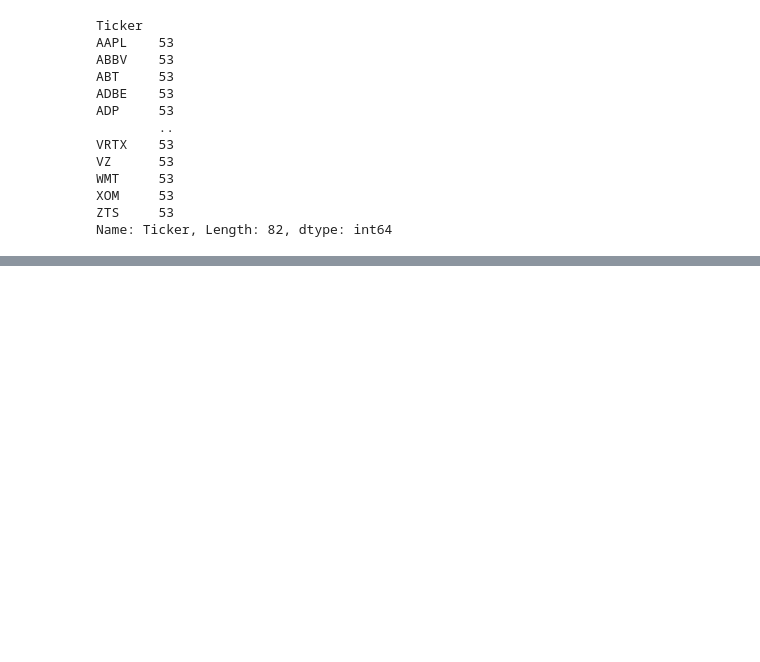
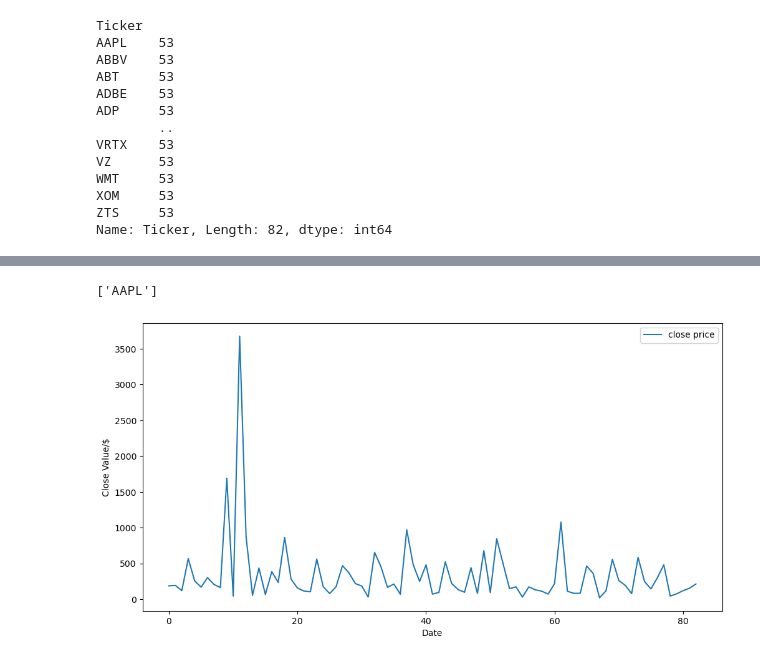
Before and after one commit to EshanUGR/DL-Assigment, a Jupyter notebook: notebooks/Lstm_training.ipynb, the cells around one changed output, grey strips where cells are left out. Cells and saved outputs as stored; diff of their text form; code cells hidden in the pictures; blank space fills up the shorter version.

```diff
--- a/notebooks/Lstm_training.ipynb
+++ b/notebooks/Lstm_training.ipynb
@@ -118,0 +227,22 @@ print(scalled_open_prices[:50].T)
+# %%
+print(data_new['Ticker'].unique())
+# %% [output]
+['AAPL']
+# %%
+import matplotlib.pyplot as plt
+
+close_price = data['Close Price']
+
+
+plt.figure(figsize=(12,6))
+
+plt.plot(close_price[:83],label='close price')
+
+
+
+plt.legend()
+plt.xlabel("Date")
+plt.ylabel("Close Value/$")
+plt.show()
+# %% [output]
+[figure, added]
```
Also changed, not shown: parts of 16 cells of this notebook.
